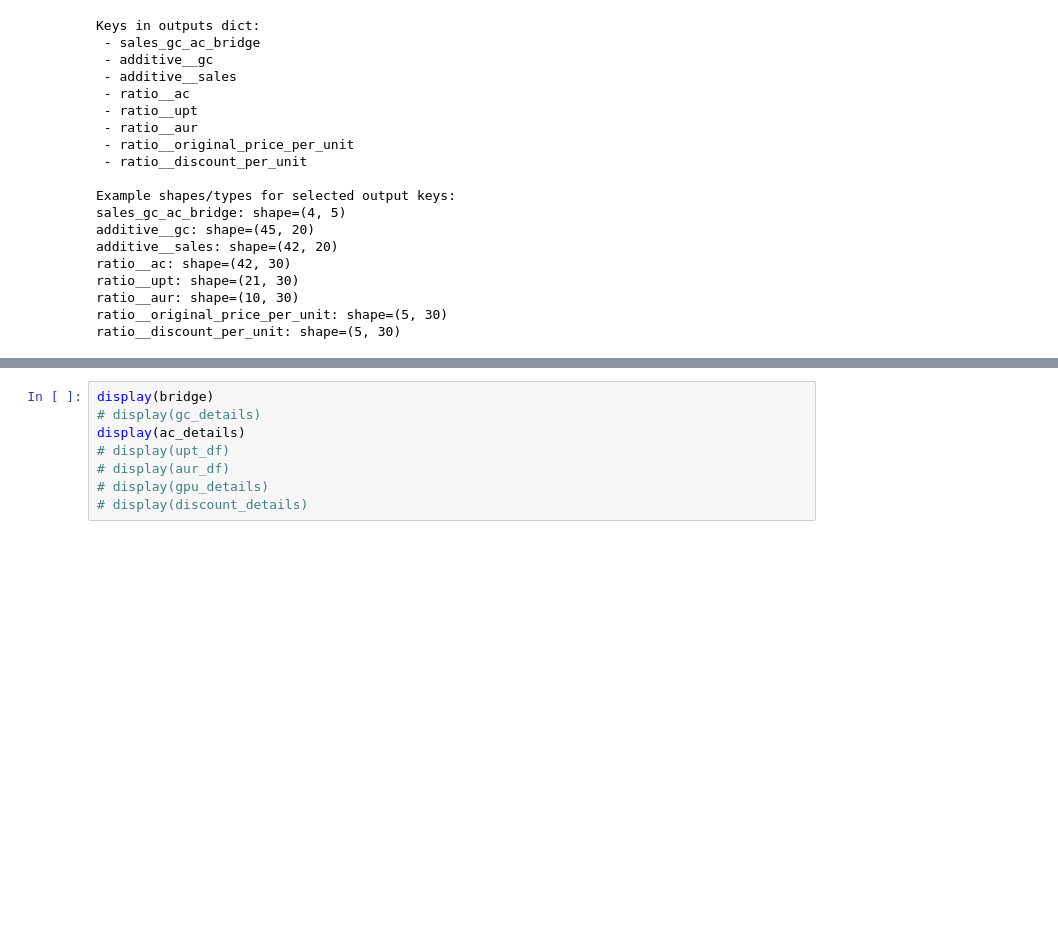
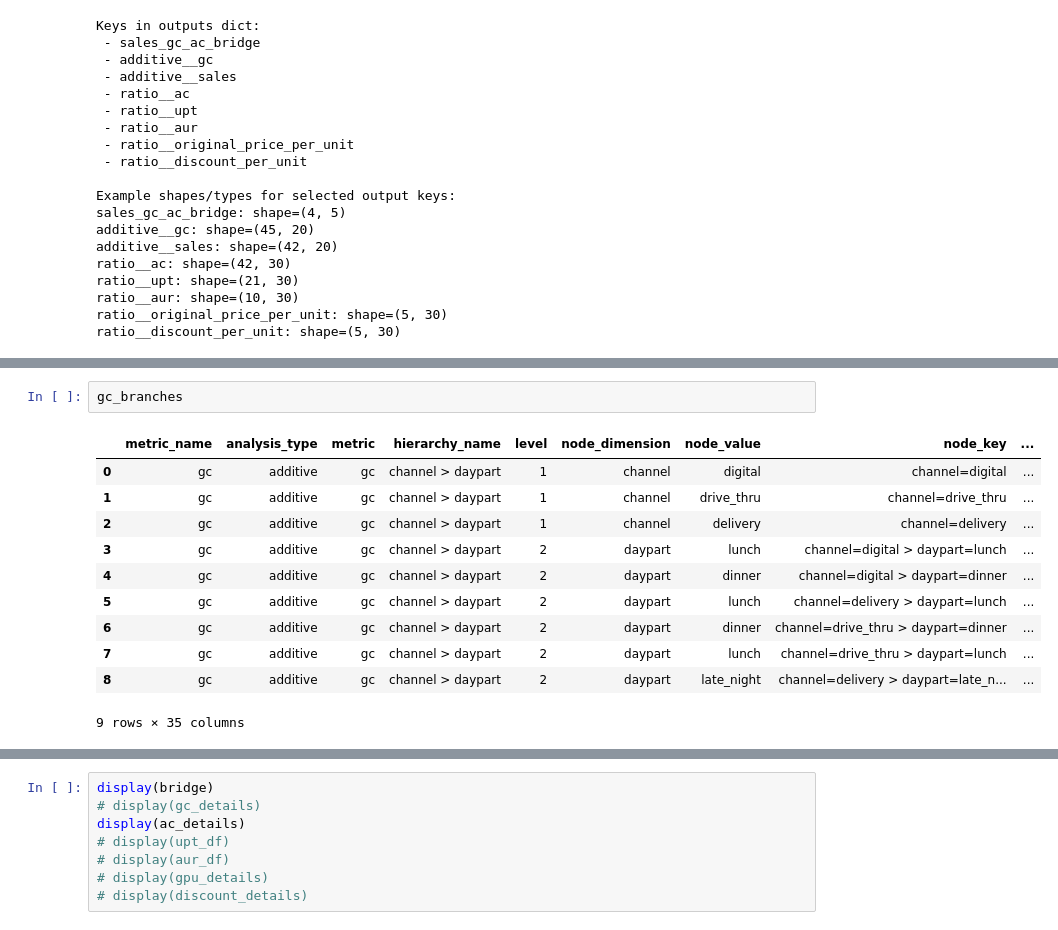
Before and after one commit to lucyq228/framework, a Jupyter notebook: accounting_based/accounting_based_analysis.ipynb, the cells around one changed output, grey strips where cells are left out. Drawn from its saved outputs; the diff is of its cells as text; blank space fills up the shorter version.

```diff
--- a/accounting_based/accounting_based_analysis.ipynb
+++ b/accounting_based/accounting_based_analysis.ipynb
@@ -212,0 +243,14 @@ ratio__discount_per_unit: shape=(5, 30)
+# %%
+gc_branches
+# %% [output]
+|  | metric_name | analysis_type | metric | hierarchy_name | level | node_dimension | node_value | node_key | ... |
+| 0 | gc | additive | gc | channel > daypart | 1 | channel | digital | channel=digital | ... |
+| 1 | gc | additive | gc | channel > daypart | 1 | channel | drive_thru | channel=drive_thru | ... |
+| 2 | gc | additive | gc | channel > daypart | 1 | channel | delivery | channel=delivery | ... |
+| 3 | gc | additive | gc | channel > daypart | 2 | daypart | lunch | channel=digital > daypart=lunch | ... |
+| 4 | gc | additive | gc | channel > daypart | 2 | daypart | dinner | channel=digital > daypart=dinner | ... |
+| 5 | gc | additive | gc | channel > daypart | 2 | daypart | lunch | channel=delivery > daypart=lunch | ... |
+| 6 | gc | additive | gc | channel > daypart | 2 | daypart | dinner | channel=drive_thru > daypart=dinner | ... |
+| 7 | gc | additive | gc | channel > daypart | 2 | daypart | lunch | channel=drive_thru > daypart=lunch | ... |
+| 8 | gc | additive | gc | channel > daypart | 2 | daypart | late_night | channel=delivery > daypart=late_n... | ... |
+9 rows × 35 columns
```
Also changed, not shown: parts of 6 cells of this notebook, 1 other file.
